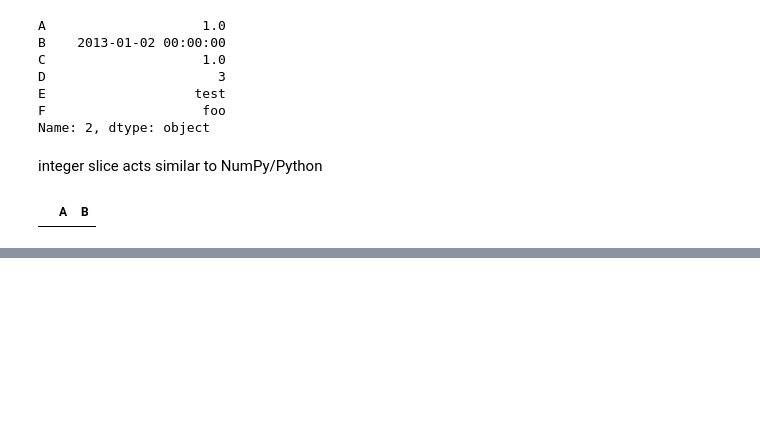
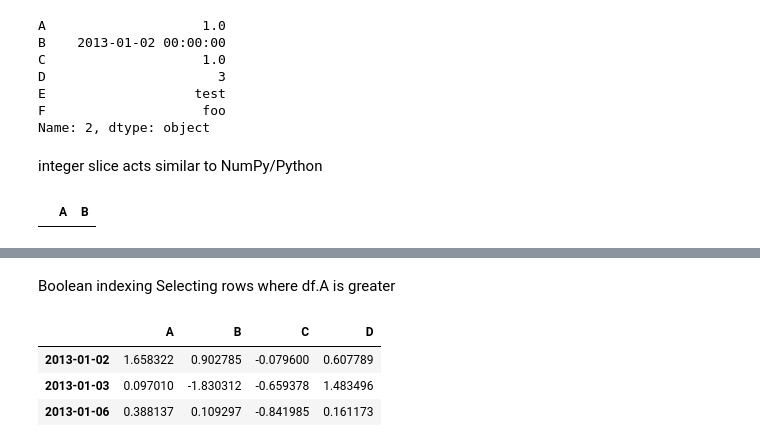
Before and after one commit to guddiyasingh/python-main, a Jupyter notebook: 10_minutes_panda.ipynb, the cells around one changed output, grey strips where cells are left out. Drawn from its saved outputs; the diff is of its cells as text; code cells hidden in the pictures; blank space fills up the shorter version.

```diff
--- a/10_minutes_panda.ipynb
+++ b/10_minutes_panda.ipynb
@@ -291,0 +327,10 @@ df2.iloc[3:2,0:2]
+# %% [markdown]
+Boolean indexing
+Selecting rows where df.A is greater
+# %%
+df[df["A"]>0]
+# %% [output]
+|  | A | B | C | D |
+| 2013-01-02 | 1.658322 | 0.902785 | -0.079600 | 0.607789 |
+| 2013-01-03 | 0.097010 | -1.830312 | -0.659378 | 1.483496 |
+| 2013-01-06 | 0.388137 | 0.109297 | -0.841985 | 0.161173 |
```
Also changed, not shown: parts of 12 cells of this notebook.
